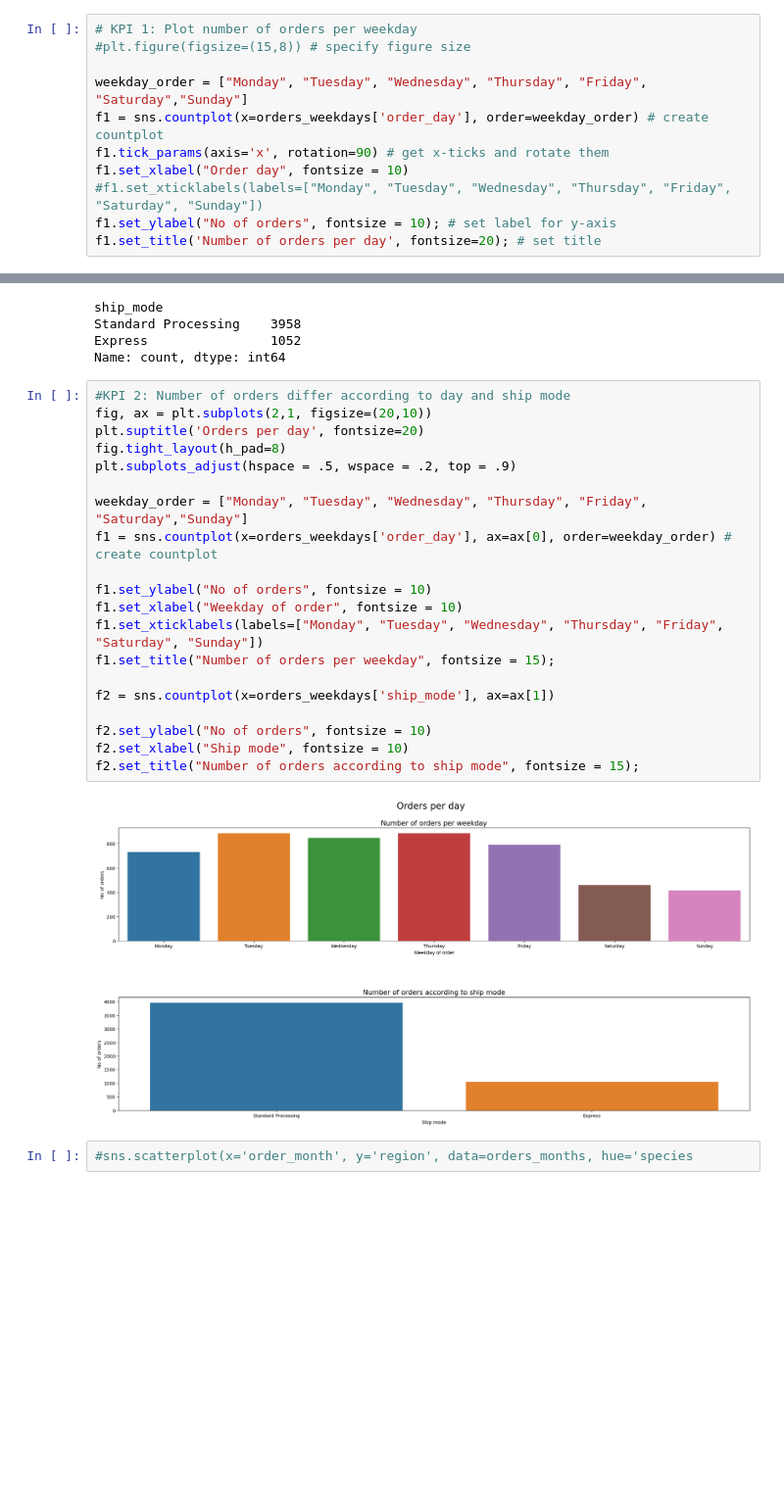
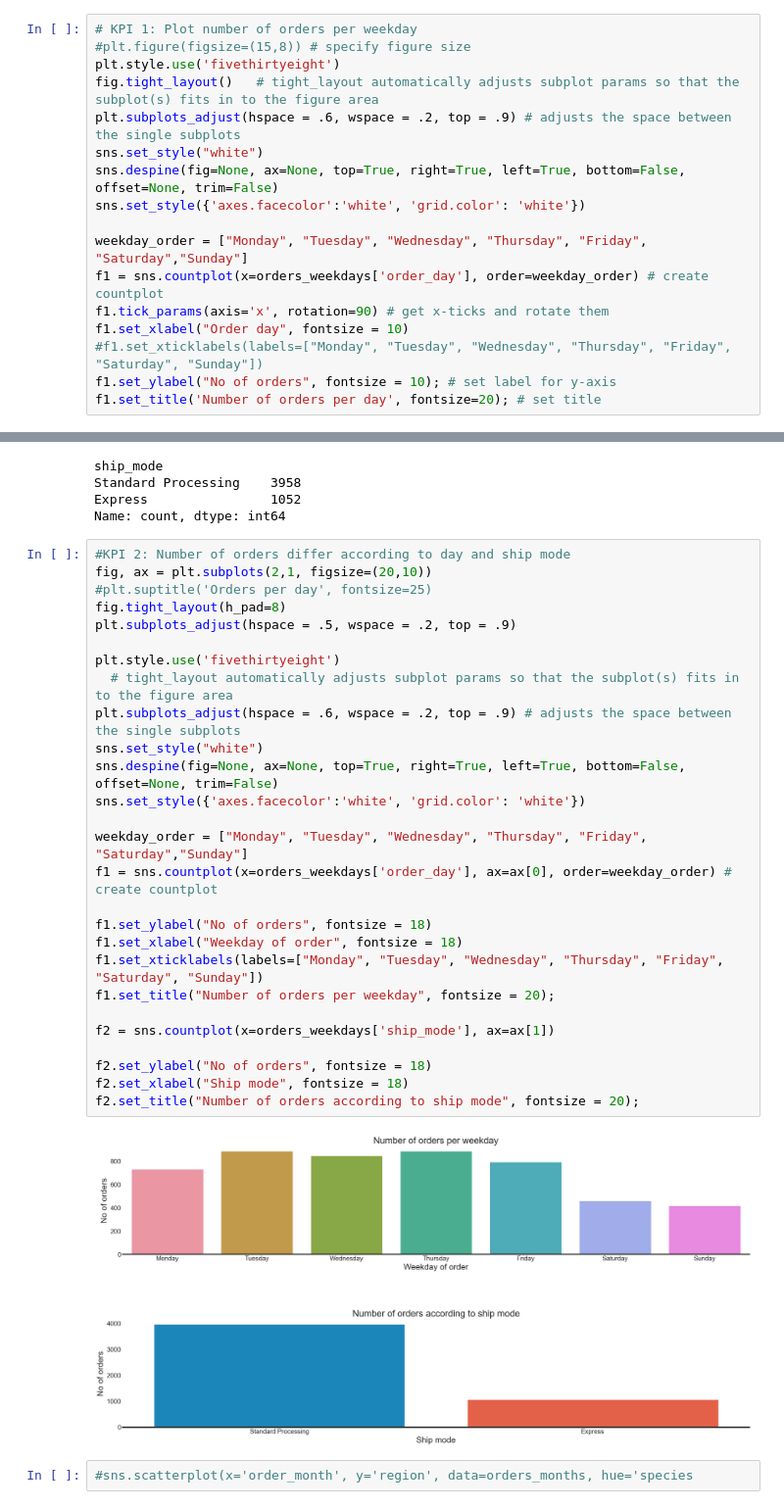
Before and after one commit to GioGonzalez07/EDA_project, a Jupyter notebook: orders_weekdays.ipynb, the cells around one changed output, grey strips where cells are left out. Shown at 98% size. Cells and saved outputs as stored; diff of their text form; blank space fills up the shorter version.

```diff
--- a/orders_weekdays.ipynb
+++ b/orders_weekdays.ipynb
@@ -142,6 +142,12 @@ CategoricalDtype(categories=['Express', 'Standard Processing'], ordered=False, c
 # %%
 # KPI 1: Plot number of orders per weekday
 #plt.figure(figsize=(15,8)) # specify figure size
+plt.style.use('fivethirtyeight')
+fig.tight_layout()   # tight_layout automatically adjusts subplot params so that the subplot(s) fits in to the figure area
+plt.subplots_adjust(hspace = .6, wspace = .2, top = .9) # adjusts the space between the single subplots
+sns.set_style("white")
+sns.despine(fig=None, ax=None, top=True, right=True, left=True, bottom=False, offset=None, trim=False)
+sns.set_style({'axes.facecolor':'white', 'grid.color': 'white'})
 
 weekday_order = ["Monday", "Tuesday", "Wednesday", "Thursday", "Friday", "Saturday","Sunday"]
 f1 = sns.countplot(x=orders_weekdays['order_day'], order=weekday_order) # create countplot
@@ -162,25 +168,32 @@ Name: count, dtype: int64
 # %%
 #KPI 2: Number of orders differ according to day and ship mode
 fig, ax = plt.subplots(2,1, figsize=(20,10))
-plt.suptitle('Orders per day', fontsize=20)
+#plt.suptitle('Orders per day', fontsize=25)
 fig.tight_layout(h_pad=8)
 plt.subplots_adjust(hspace = .5, wspace = .2, top = .9)
+
+plt.style.use('fivethirtyeight')
+  # tight_layout automatically adjusts subplot params so that the subplot(s) fits in to the figure area
+plt.subplots_adjust(hspace = .6, wspace = .2, top = .9) # adjusts the space between the single subplots
+sns.set_style("white")
+sns.despine(fig=None, ax=None, top=True, right=True, left=True, bottom=False, offset=None, trim=False)
+sns.set_style({'axes.facecolor':'white', 'grid.color': 'white'})
 
 weekday_order = ["Monday", "Tuesday", "Wednesday", "Thursday", "Friday", "Saturday","Sunday"]
 f1 = sns.countplot(x=orders_weekdays['order_day'], ax=ax[0], order=weekday_order) # create countplot
 
-f1.set_ylabel("No of orders", fontsize = 10)
-f1.set_xlabel("Weekday of order", fontsize = 10)
+f1.set_ylabel("No of orders", fontsize = 18)
+f1.set_xlabel("Weekday of order", fontsize = 18)
 f1.set_xticklabels(labels=["Monday", "Tuesday", "Wednesday", "Thursday", "Friday", "Saturday", "Sunday"])
-f1.set_title("Number of orders per weekday", fontsize = 15);
+f1.set_title("Number of orders per weekday", fontsize = 20);
 
 f2 = sns.countplot(x=orders_weekdays['ship_mode'], ax=ax[1])
 
-f2.set_ylabel("No of orders", fontsize = 10)
-f2.set_xlabel("Ship mode", fontsize = 10)
-f2.set_title("Number of orders according to ship mode", fontsize = 15);
+f2.set_ylabel("No of orders", fontsize = 18)
+f2.set_xlabel("Ship mode", fontsize = 18)
+f2.set_title("Number of orders according to ship mode", fontsize = 20);
 # %% [output]
-[figure, old version]
+[figure, new version]
 # %%
 #sns.scatterplot(x='order_month', y='region', data=orders_months, hue='species
 # %%
```
Also changed, not shown: parts of 1 cell of this notebook, 2 other files.
